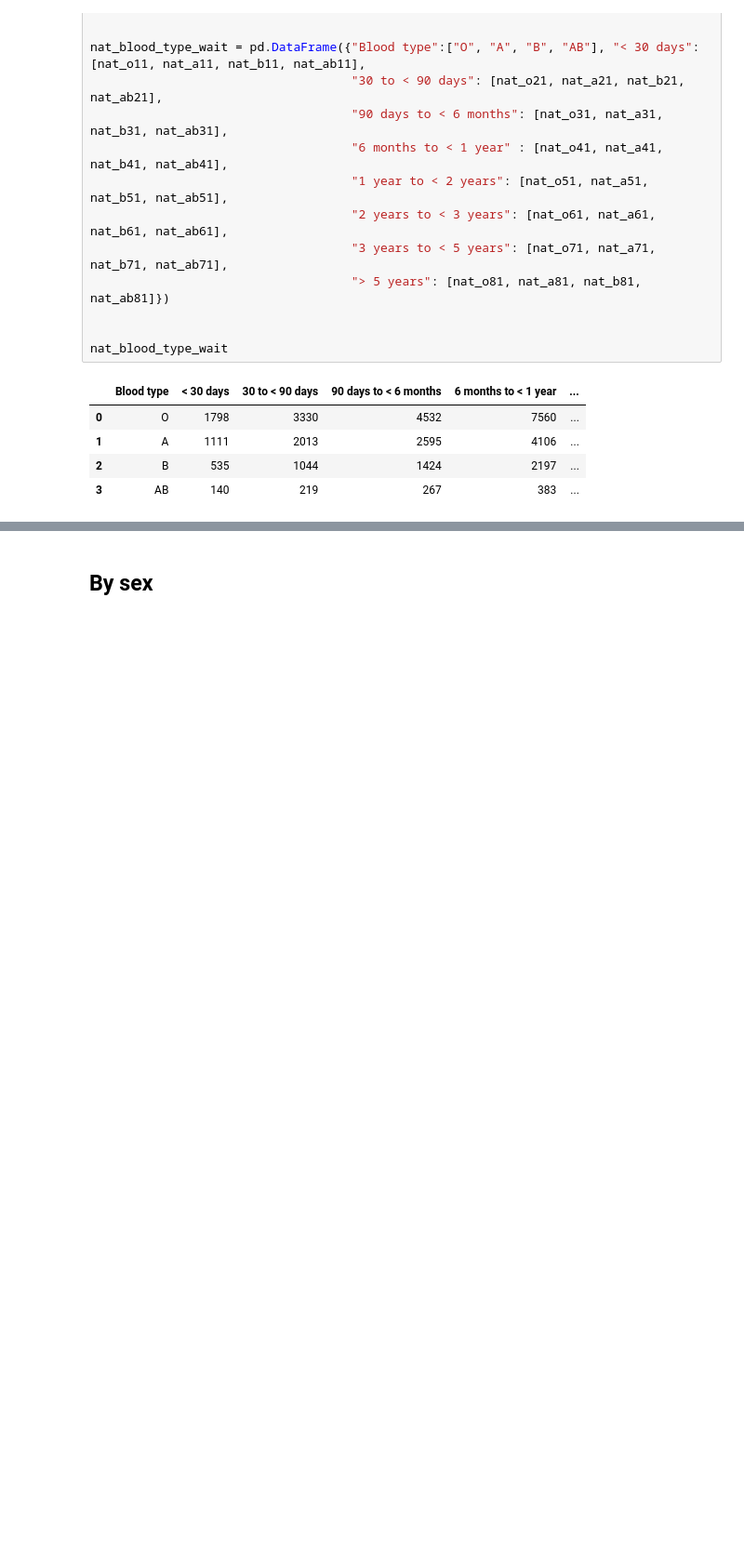
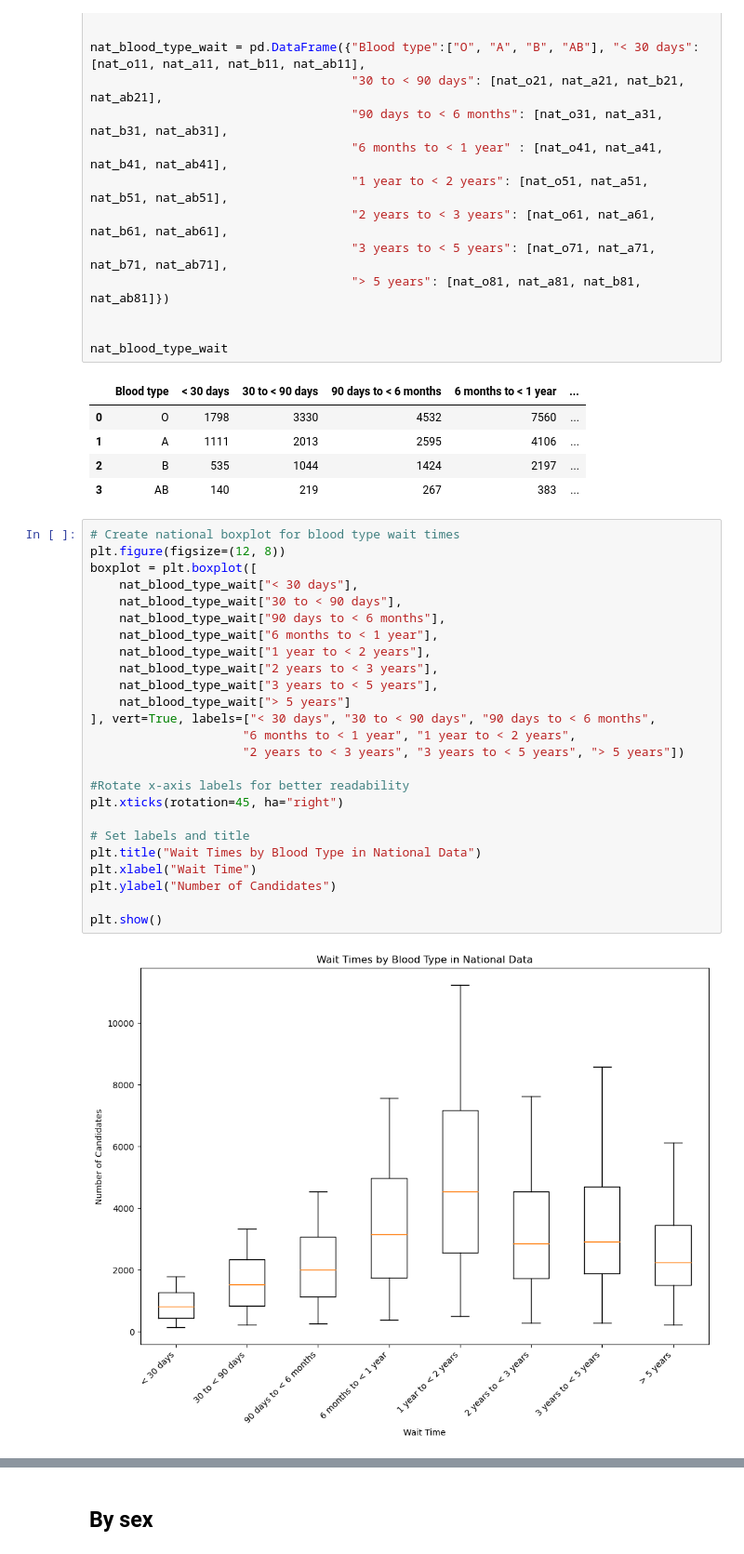
Before and after one commit to ASPigman/Project_1, a Jupyter notebook: KidneyTransplantMain.ipynb, the cells around one changed output, grey strips where cells are left out. Shown at 93% size. Cells and saved outputs as stored; diff of their text form; blank space fills up the shorter version.

Commit message:
boxplots
started national

```diff
--- a/KidneyTransplantMain.ipynb
+++ b/KidneyTransplantMain.ipynb
@@ -1219,6 +1219,33 @@ nat_blood_type_wait
 | 1 | A | 1111 | 2013 | 2595 | 4106 | ... |
 | 2 | B | 535 | 1044 | 1424 | 2197 | ... |
 | 3 | AB | 140 | 219 | 267 | 383 | ... |
+# %%
+# Create national boxplot for blood type wait times
+plt.figure(figsize=(12, 8))
+boxplot = plt.boxplot([
+    nat_blood_type_wait["< 30 days"],
+    nat_blood_type_wait["30 to < 90 days"],
+    nat_blood_type_wait["90 days to < 6 months"],
+    nat_blood_type_wait["6 months to < 1 year"],
+    nat_blood_type_wait["1 year to < 2 years"],
+    nat_blood_type_wait["2 years to < 3 years"],
+    nat_blood_type_wait["3 years to < 5 years"],
+    nat_blood_type_wait["> 5 years"]
+], vert=True, labels=["< 30 days", "30 to < 90 days", "90 days to < 6 months",
+                     "6 months to < 1 year", "1 year to < 2 years",
+                     "2 years to < 3 years", "3 years to < 5 years", "> 5 years"])
+
+#Rotate x-axis labels for better readability
+plt.xticks(rotation=45, ha="right")
+
+# Set labels and title
+plt.title("Wait Times by Blood Type in National Data")
+plt.xlabel("Wait Time")
+plt.ylabel("Number of Candidates")
+
+plt.show()
+# %% [output]
+[figure, added]
 # %%
 #Plot above on bar chart
 #Set Blood type as the index
```
Also changed, not shown: parts of 15 cells of this notebook.
